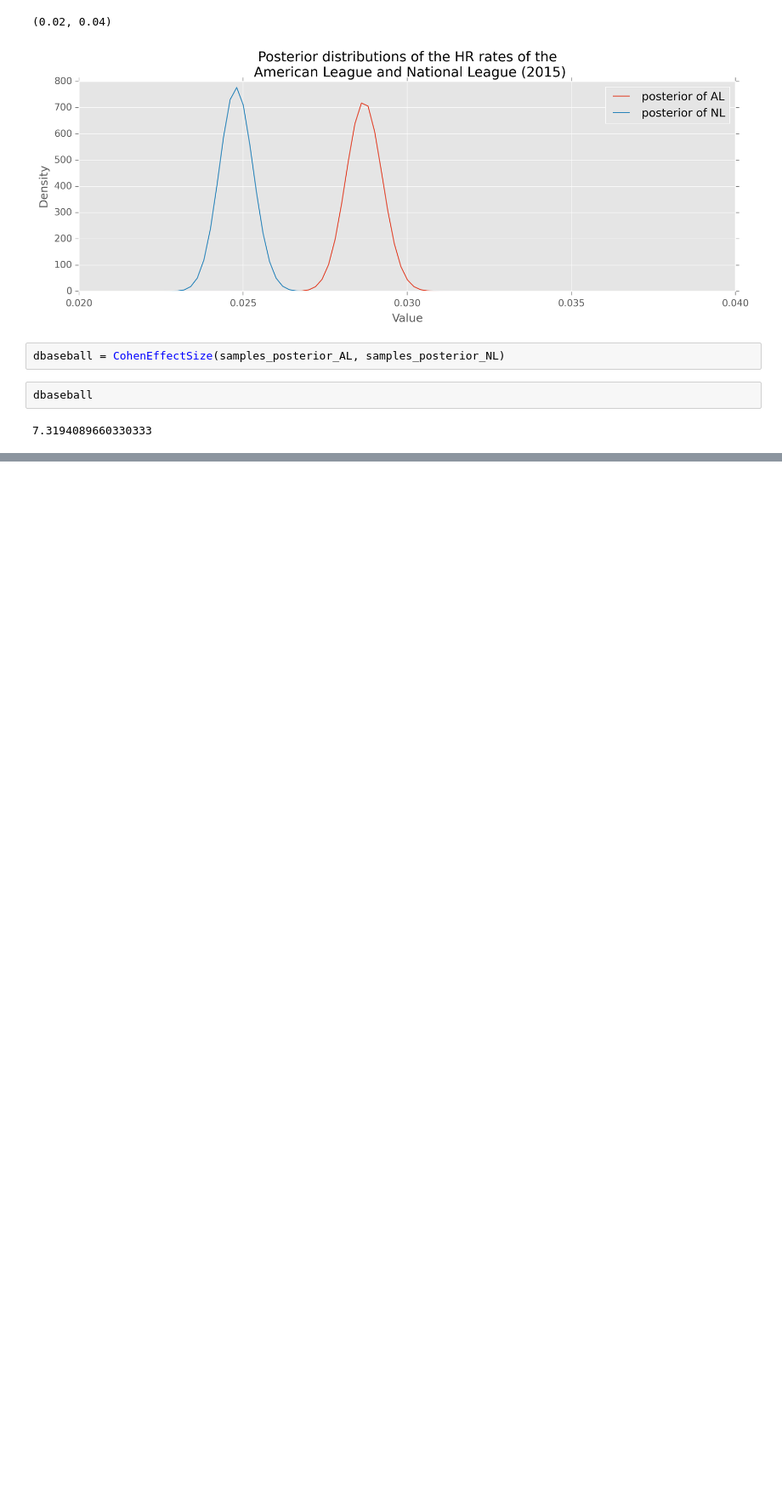
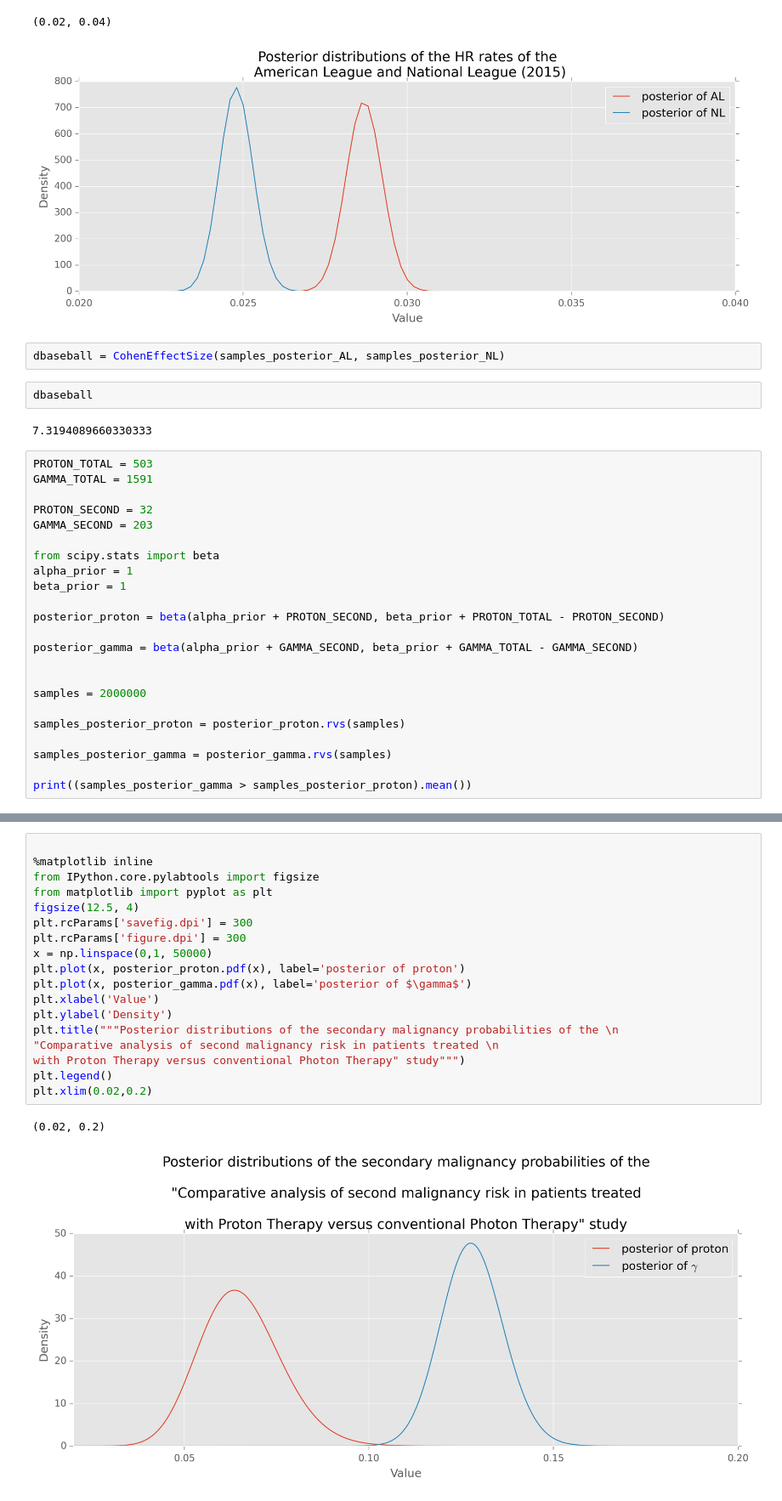
Before and after one commit to doolingdavid/ThinkStats2, a Jupyter notebook: code/chap01ex.ipynb, the cells around one changed output, grey strips where cells are left out. Shown at 85% size. Saved outputs shown, nothing was run; the diff lists cells and outputs as text; blank space fills up the shorter version.

```diff
--- a/code/chap01ex.ipynb
+++ b/code/chap01ex.ipynb
@@ -519,3 +519,26 @@ dbaseball = CohenEffectSize(samples_posterior_AL, samples_posterior_NL)
 dbaseball
 # %% [output]
 7.3194089660330333
+# %%
+PROTON_TOTAL = 503
+GAMMA_TOTAL = 1591
+
+PROTON_SECOND = 32
+GAMMA_SECOND = 203
+
+from scipy.stats import beta
+alpha_prior = 1
+beta_prior = 1
+
+posterior_proton = beta(alpha_prior + PROTON_SECOND, beta_prior + PROTON_TOTAL - PROTON_SECOND)
+
+posterior_gamma = beta(alpha_prior + GAMMA_SECOND, beta_prior + GAMMA_TOTAL - GAMMA_SECOND)
+
+
+samples = 2000000
+
+samples_posterior_proton = posterior_proton.rvs(samples)
+
+samples_posterior_gamma = posterior_gamma.rvs(samples)
+
+print((samples_posterior_gamma > samples_posterior_proton).mean())
@@ -521,0 +547,21 @@ dbaseball
+# %%
+
+%matplotlib inline
+from IPython.core.pylabtools import figsize
+from matplotlib import pyplot as plt
+figsize(12.5, 4)
+plt.rcParams['savefig.dpi'] = 300
+plt.rcParams['figure.dpi'] = 300
+x = np.linspace(0,1, 50000)
+plt.plot(x, posterior_proton.pdf(x), label='posterior of proton')
+plt.plot(x, posterior_gamma.pdf(x), label='posterior of $\gamma$')
+plt.xlabel('Value')
+plt.ylabel('Density')
+plt.title("""Posterior distributions of the secondary malignancy probabilities of the \n
+"Comparative analysis of second malignancy risk in patients treated \n
+with Proton Therapy versus conventional Photon Therapy" study""")
+plt.legend()
+plt.xlim(0.02,0.2)
+# %% [output]
+(0.02, 0.2)
+[figure, added]
```
Also changed, not shown: parts of 5 cells of this notebook.
